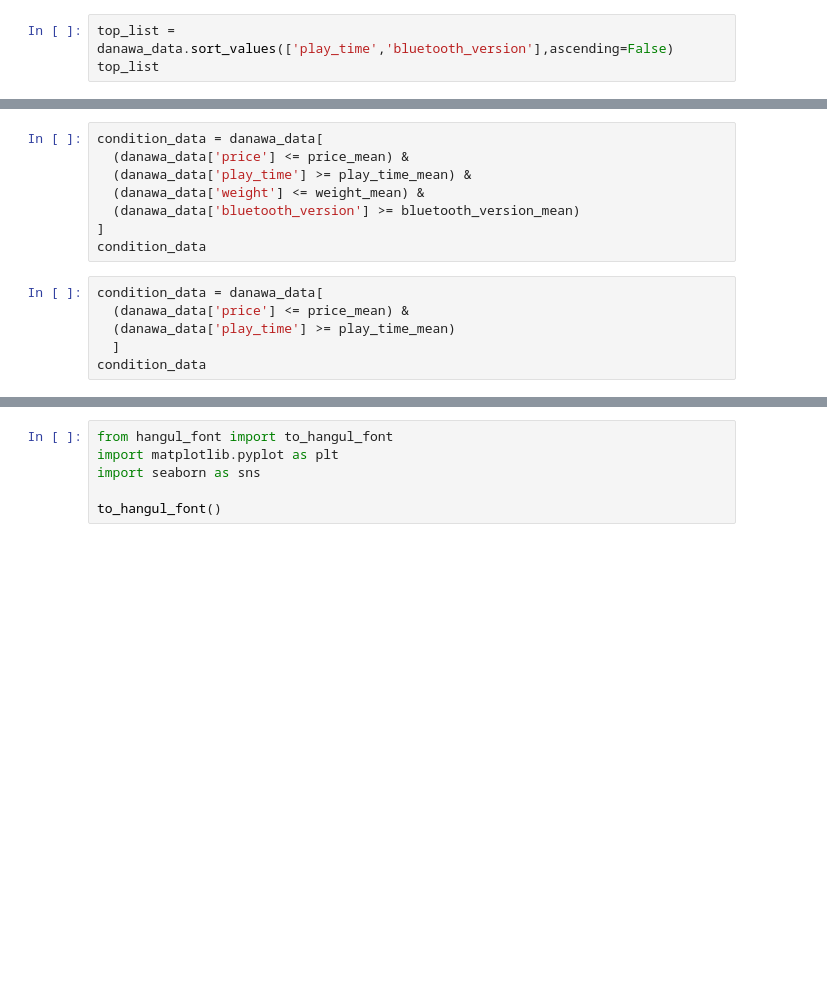
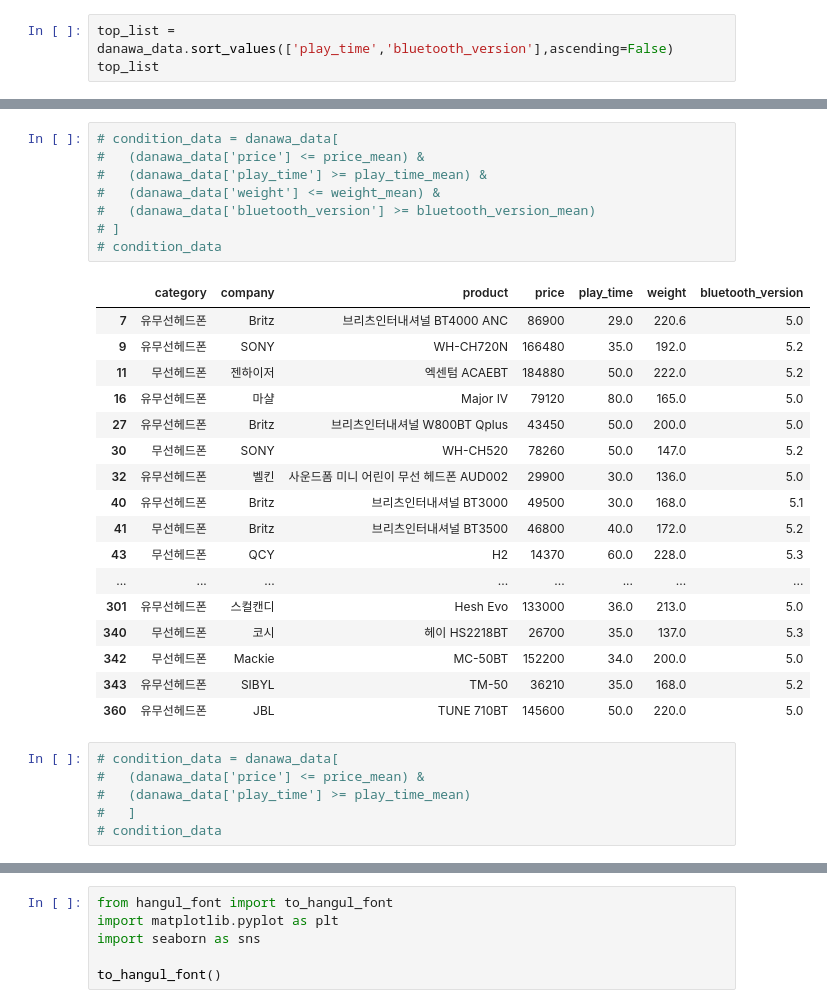
Before and after one commit to young9x0/data-with-python, a Jupyter notebook: danawa_headphone_comparison/analysis_headphone.ipynb, the cells around one changed output, grey strips where cells are left out. Saved outputs shown, nothing was run; the diff lists cells and outputs as text; blank space fills up the shorter version.

```diff
--- a/danawa_headphone_comparison/analysis_headphone.ipynb
+++ b/danawa_headphone_comparison/analysis_headphone.ipynb
@@ -14,17 +30,35 @@ play_time_mean
 # %%
-condition_data = danawa_data[
-  (danawa_data['price'] <= price_mean) &
-  (danawa_data['play_time'] >= play_time_mean) &
-  (danawa_data['weight'] <= weight_mean) &
-  (danawa_data['bluetooth_version'] >= bluetooth_version_mean)
-]
-condition_data
+# condition_data = danawa_data[
+#   (danawa_data['price'] <= price_mean) &
+#   (danawa_data['play_time'] >= play_time_mean) &
+#   (danawa_data['weight'] <= weight_mean) &
+#   (danawa_data['bluetooth_version'] >= bluetooth_version_mean)
+# ]
+# condition_data
+# %% [output]
+|  | category | company | product | price | play_time | weight | bluetooth_version |
+| 7 | 유무선헤드폰 | Britz | 브리츠인터내셔널 BT4000 ANC | 86900 | 29.0 | 220.6 | 5.0 |
+| 9 | 유무선헤드폰 | SONY | WH-CH720N | 166480 | 35.0 | 192.0 | 5.2 |
+| 11 | 무선헤드폰 | 젠하이저 | 엑센텀 ACAEBT | 184880 | 50.0 | 222.0 | 5.2 |
+| 16 | 유무선헤드폰 | 마샬 | Major IV | 79120 | 80.0 | 165.0 | 5.0 |
+| 27 | 유무선헤드폰 | Britz | 브리츠인터내셔널 W800BT Qplus | 43450 | 50.0 | 200.0 | 5.0 |
+| 30 | 무선헤드폰 | SONY | WH-CH520 | 78260 | 50.0 | 147.0 | 5.2 |
+| 32 | 유무선헤드폰 | 벨킨 | 사운드폼 미니 어린이 무선 헤드폰 AUD002 | 29900 | 30.0 | 136.0 | 5.0 |
+| 40 | 유무선헤드폰 | Britz | 브리츠인터내셔널 BT3000 | 49500 | 30.0 | 168.0 | 5.1 |
+| 41 | 무선헤드폰 | Britz | 브리츠인터내셔널 BT3500 | 46800 | 40.0 | 172.0 | 5.2 |
+| 43 | 무선헤드폰 | QCY | H2 | 14370 | 60.0 | 228.0 | 5.3 |
+| ... | ... | ... | ... | ... | ... | ... | ... |
+| 301 | 유무선헤드폰 | 스컬캔디 | Hesh Evo | 133000 | 36.0 | 213.0 | 5.0 |
+| 340 | 무선헤드폰 | 코시 | 헤이 HS2218BT | 26700 | 35.0 | 137.0 | 5.3 |
+| 342 | 무선헤드폰 | Mackie | MC-50BT | 152200 | 34.0 | 200.0 | 5.0 |
+| 343 | 유무선헤드폰 | SIBYL | TM-50 | 36210 | 35.0 | 168.0 | 5.2 |
+| 360 | 유무선헤드폰 | JBL | TUNE 710BT | 145600 | 50.0 | 220.0 | 5.0 |
 # %%
-condition_data = danawa_data[
-  (danawa_data['price'] <= price_mean) &
-  (danawa_data['play_time'] >= play_time_mean)
-  ]
-condition_data
+# condition_data = danawa_data[
+#   (danawa_data['price'] <= price_mean) &
+#   (danawa_data['play_time'] >= play_time_mean)
+#   ]
+# condition_data
 # %%
 condition_data = danawa_data[
   (danawa_data['price'] <= price_mean) &
```
Also changed, not shown: parts of 8 cells of this notebook, 2 other files.
